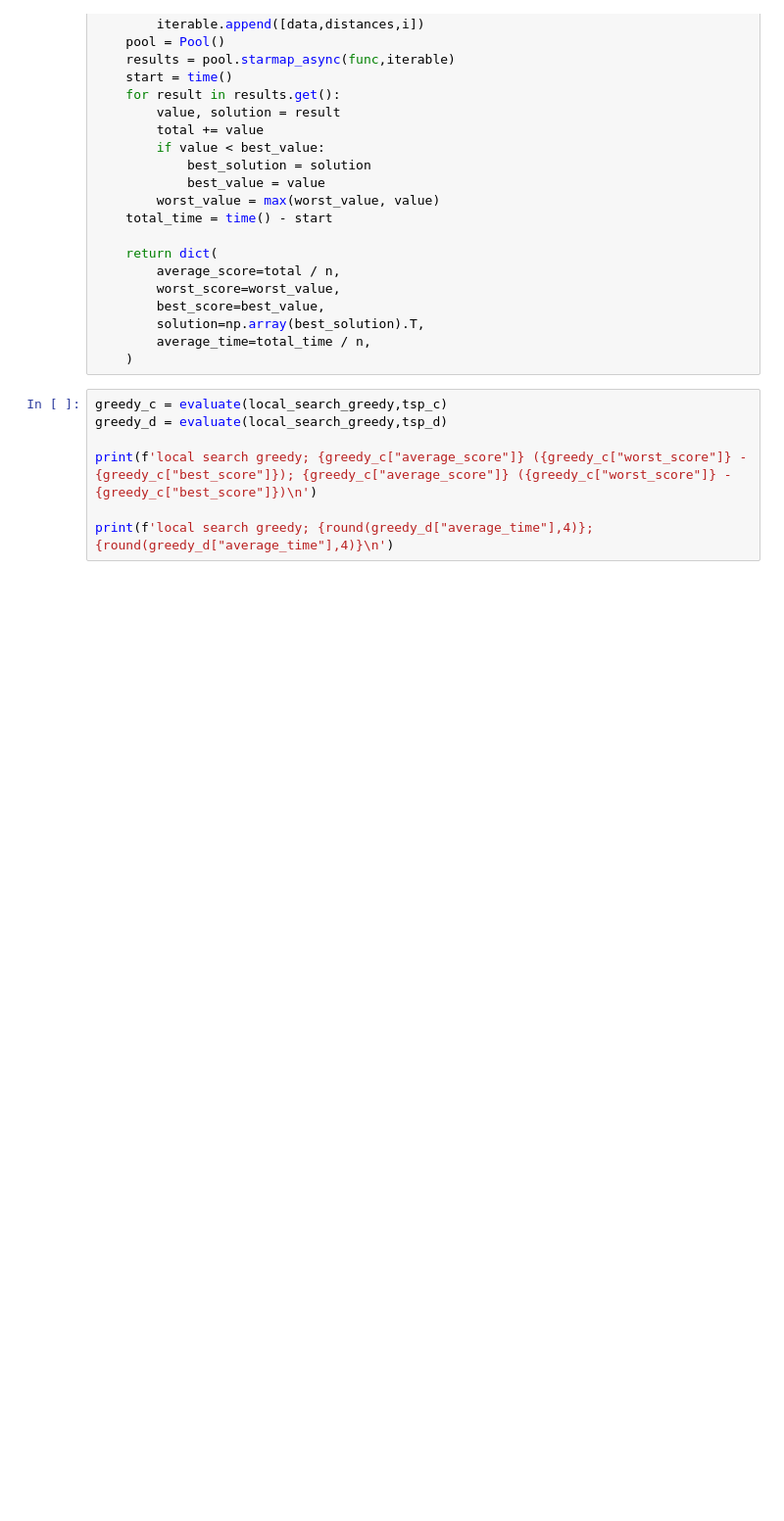
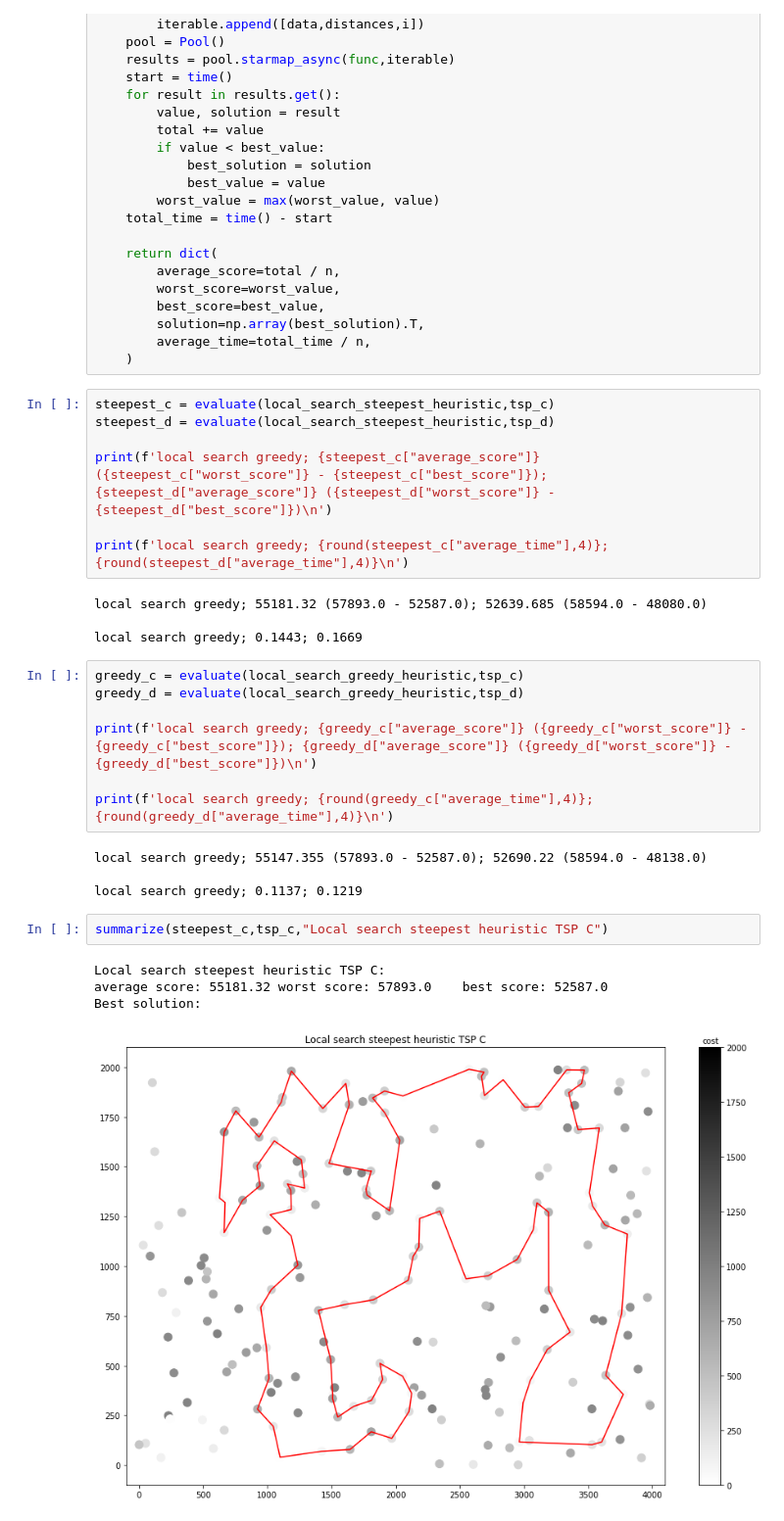
Before and after one commit to Mikikrus/Evolutionary-Computation, a Jupyter notebook: run_previous_labs.ipynb, the cells around one changed output. Shown at 98% size. Saved outputs shown, nothing was run; the diff lists cells and outputs as text; blank space fills up the shorter version.

```diff
--- a/run_previous_labs.ipynb
+++ b/run_previous_labs.ipynb
@@ -215,10 +153,32 @@ def evaluate(func, data, n=200):
         solution=np.array(best_solution).T,
         average_time=total_time / n,
     )
+# %%
+steepest_c = evaluate(local_search_steepest_heuristic,tsp_c)
+steepest_d = evaluate(local_search_steepest_heuristic,tsp_d)
+
+print(f'local search greedy; {steepest_c["average_score"]} ({steepest_c["worst_score"]} - {steepest_c["best_score"]}); {steepest_d["average_score"]} ({steepest_d["worst_score"]} - {steepest_d["best_score"]})\n')
+
+print(f'local search greedy; {round(steepest_c["average_time"],4)}; {round(steepest_d["average_time"],4)}\n')
+# %% [output]
+local search greedy; 55181.32 (57893.0 - 52587.0); 52639.685 (58594.0 - 48080.0)
+
+local search greedy; 0.1443; 0.1669
 # %%
-greedy_c = evaluate(local_search_greedy,tsp_c)
-greedy_d = evaluate(local_search_greedy,tsp_d)
+greedy_c = evaluate(local_search_greedy_heuristic,tsp_c)
+greedy_d = evaluate(local_search_greedy_heuristic,tsp_d)
 
-print(f'local search greedy; {greedy_c["average_score"]} ({greedy_c["worst_score"]} - {greedy_c["best_score"]}); {greedy_c["average_score"]} ({greedy_c["worst_score"]} - {greedy_c["best_score"]})\n')
+print(f'local search greedy; {greedy_c["average_score"]} ({greedy_c["worst_score"]} - {greedy_c["best_score"]}); {greedy_d["average_score"]} ({greedy_d["worst_score"]} - {greedy_d["best_score"]})\n')
 
-print(f'local search greedy; {round(greedy_d["average_time"],4)}; {round(greedy_d["average_time"],4)}\n')
+print(f'local search greedy; {round(greedy_c["average_time"],4)}; {round(greedy_d["average_time"],4)}\n')
+# %% [output]
+local search greedy; 55147.355 (57893.0 - 52587.0); 52690.22 (58594.0 - 48138.0)
+
+local search greedy; 0.1137; 0.1219
+# %%
+summarize(steepest_c,tsp_c,"Local search steepest heuristic TSP C")
+# %% [output]
+Local search steepest heuristic TSP C:
+average score: 55181.32 worst score: 57893.0    best score: 52587.0
+Best solution:
+[figure, added]
```
Also changed, not shown: parts of 8 cells of this notebook, 2 other files.
